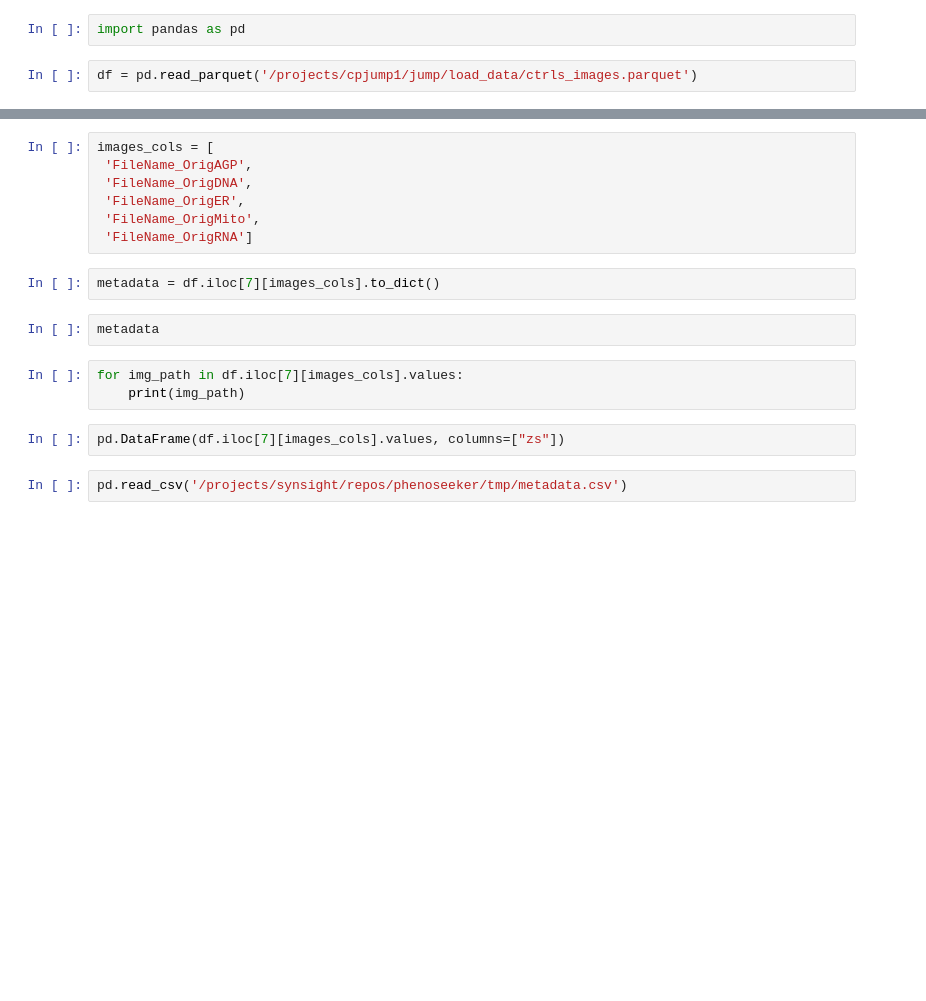
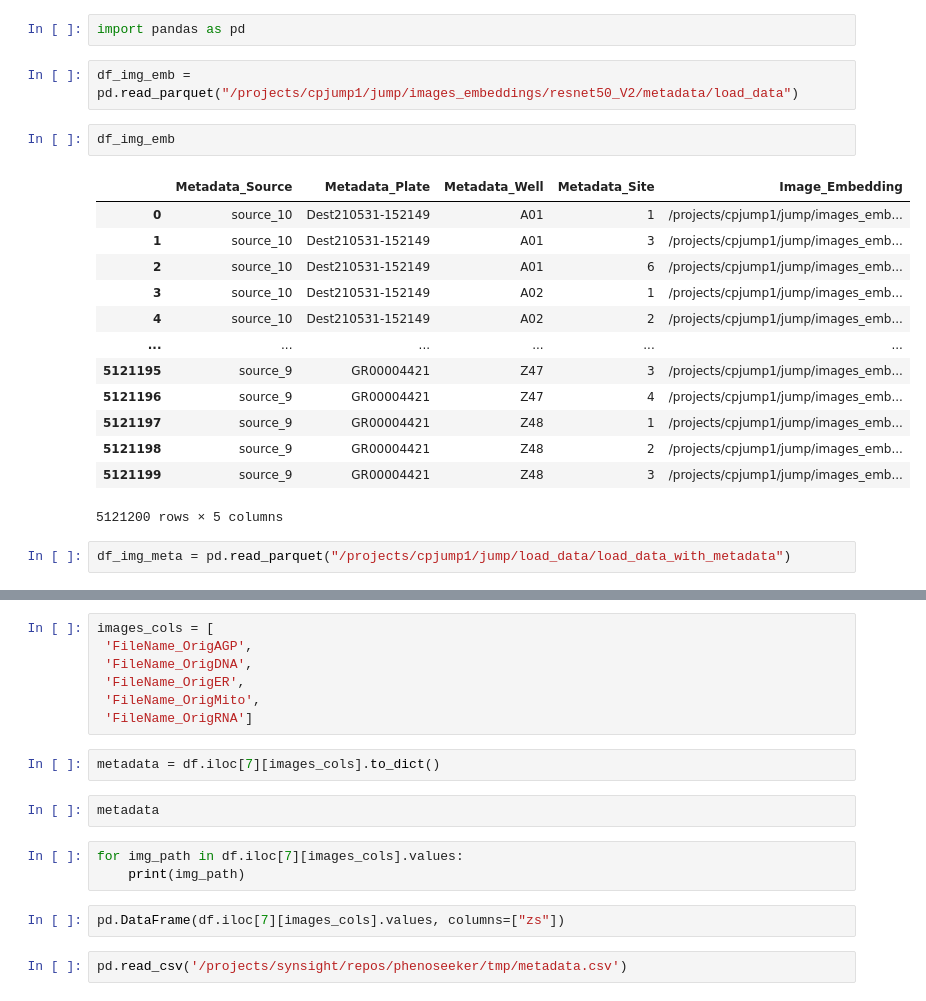
Before and after one commit to mxfly14/phenoseeker, a Jupyter notebook: sandbox.ipynb, the cells around one changed output, grey strips where cells are left out. Saved outputs shown, nothing was run; the diff lists cells and outputs as text; blank space fills up the shorter version.

Commit message:
feat : Embeddings Manager

```diff
--- a/sandbox.ipynb
+++ b/sandbox.ipynb
@@ -1,4 +1,22 @@
 # %%
 import pandas as pd
+# %%
+df_img_emb = pd.read_parquet("/projects/cpjump1/jump/images_embeddings/resnet50_V2/metadata/load_data")
+# %%
+df_img_emb
+# %% [output]
+|  | Metadata_Source | Metadata_Plate | Metadata_Well | Metadata_Site | Image_Embedding |
+| 0 | source_10 | Dest210531-152149 | A01 | 1 | /projects/cpjump1/jump/images_emb... |
+| 1 | source_10 | Dest210531-152149 | A01 | 3 | /projects/cpjump1/jump/images_emb... |
+| 2 | source_10 | Dest210531-152149 | A01 | 6 | /projects/cpjump1/jump/images_emb... |
+| 3 | source_10 | Dest210531-152149 | A02 | 1 | /projects/cpjump1/jump/images_emb... |
+| 4 | source_10 | Dest210531-152149 | A02 | 2 | /projects/cpjump1/jump/images_emb... |
+| ... | ... | ... | ... | ... | ... |
+| 5121195 | source_9 | GR00004421 | Z47 | 3 | /projects/cpjump1/jump/images_emb... |
+| 5121196 | source_9 | GR00004421 | Z47 | 4 | /projects/cpjump1/jump/images_emb... |
+| 5121197 | source_9 | GR00004421 | Z48 | 1 | /projects/cpjump1/jump/images_emb... |
+| 5121198 | source_9 | GR00004421 | Z48 | 2 | /projects/cpjump1/jump/images_emb... |
+| 5121199 | source_9 | GR00004421 | Z48 | 3 | /projects/cpjump1/jump/images_emb... |
+5121200 rows × 5 columns
 # %%
-df = pd.read_parquet('/projects/cpjump1/jump/load_data/ctrls_images.parquet')
+df_img_meta = pd.read_parquet("/projects/cpjump1/jump/load_data/load_data_with_metadata")
```
Also changed, not shown: parts of 8 cells of this notebook, 6 other files.
